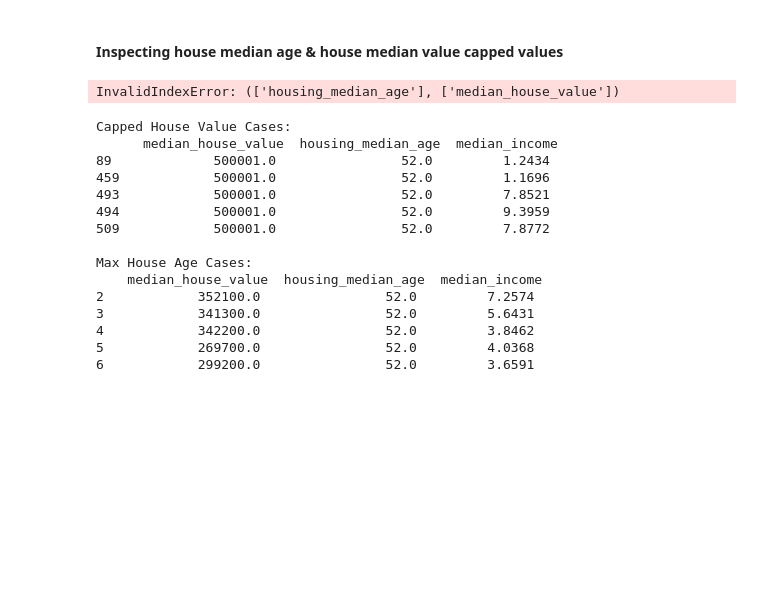
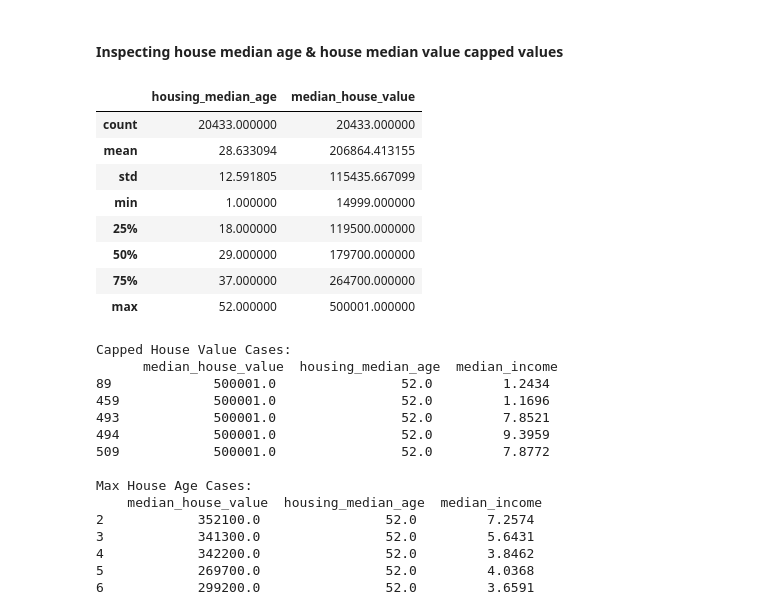
Before and after one commit to desmonddibba/house_prices, a Jupyter notebook: House_Prices.ipynb, the cells around one changed output. Cells and saved outputs as stored; diff of their text form; code cells hidden in the pictures; blank space fills up the shorter version.

Commit message:
displaying capped house age count

```diff
--- a/House_Prices.ipynb
+++ b/House_Prices.ipynb
@@ -257,9 +257,17 @@ plt.show()
 # %% [markdown]
 #### Inspecting house median age & house median value capped values
 # %%
-housing[['housing_median_age'], ['median_house_value']].describe()
+housing[['housing_median_age', 'median_house_value']].describe()
 # %% [output]
-InvalidIndexError: (['housing_median_age'], ['median_house_value'])
+|  | housing_median_age | median_house_value |
+| count | 20433.000000 | 20433.000000 |
+| mean | 28.633094 | 206864.413155 |
+| std | 12.591805 | 115435.667099 |
+| min | 1.000000 | 14999.000000 |
+| 25% | 18.000000 | 119500.000000 |
+| 50% | 29.000000 | 179700.000000 |
+| 75% | 37.000000 | 264700.000000 |
+| max | 52.000000 | 500001.000000 |
 # %%
 capped_value = 500001
 max_age = 52
```
